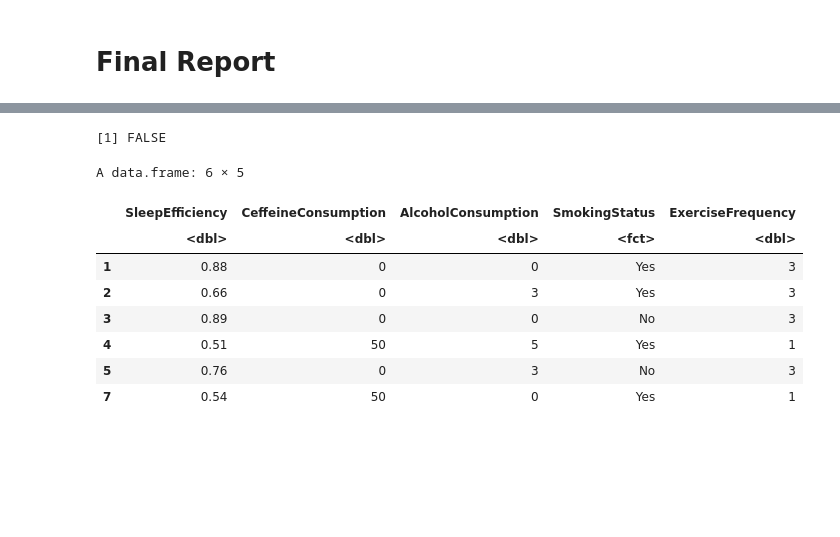
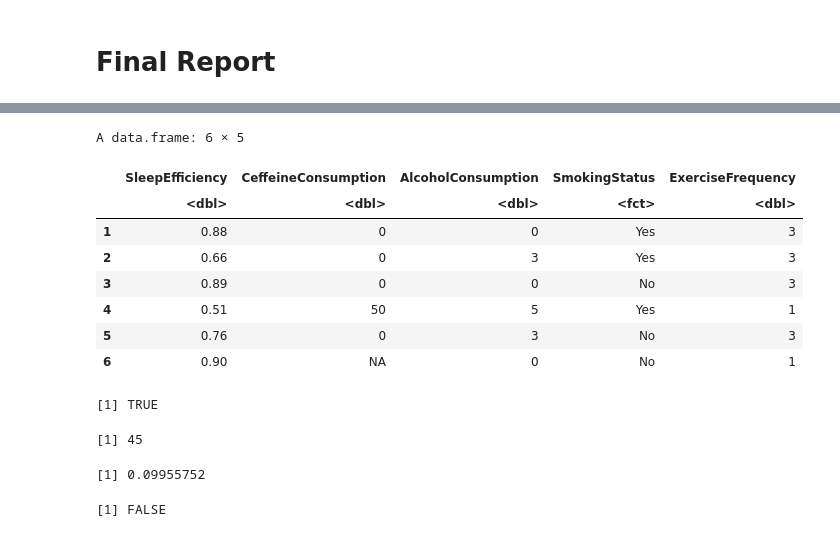
Before and after one commit to Wills-Hao/Sleep-Efficiency-Factors-R, a Jupyter notebook: Final Report.ipynb, the cells around one changed output, grey strips where cells are left out. Saved outputs shown, nothing was run; the diff lists cells and outputs as text; code cells hidden in the pictures; blank space fills up the shorter version.

```diff
--- a/Final Report.ipynb
+++ b/Final Report.ipynb
@@ -30,26 +39,47 @@ A data.frame: 6 × 15
 | 5 | 5 | 57 | Male | 2021-03-13 01:00:00 | 2021-03-13 09:00:00 | 8.0 | 0.76 | ... |
 | 6 | 6 | 36 | Female | 2021-07-01 21:00:00 | 2021-07-01 04:30:00 | 7.5 | 0.90 | ... |
 # %%
-clean_data <- na.omit(sleep_data)
-anyNA(clean_data)
-clean_data <- clean_data %>%
+clean_data <- sleep_data %>%
               mutate(SleepEfficiency = Sleep.efficiency,
                      CeffeineConsumption = Caffeine.consumption,
                      AlcoholConsumption = Alcohol.consumption,
                      SmokingStatus = Smoking.status,
                      ExerciseFrequency = Exercise.frequency) %>%
               select(SleepEfficiency,CeffeineConsumption,AlcoholConsumption,SmokingStatus,ExerciseFrequency) %>%
               mutate(SmokingStatus= as.factor(SmokingStatus))
 
 head(clean_data)
 # %% [output]
-[1] FALSE
+A data.frame: 6 × 5
-A data.frame: 6 × 5
 |  | SleepEfficiency | CeffeineConsumption | AlcoholConsumption | SmokingStatus | ExerciseFrequency |
 |  | <dbl> | <dbl> | <dbl> | <fct> | <dbl> |
 | 1 | 0.88 | 0 | 0 | Yes | 3 |
 | 2 | 0.66 | 0 | 3 | Yes | 3 |
 | 3 | 0.89 | 0 | 0 | No | 3 |
 | 4 | 0.51 | 50 | 5 | Yes | 1 |
 | 5 | 0.76 | 0 | 3 | No | 3 |
-| 7 | 0.54 | 50 | 0 | Yes | 1 |
+| 6 | 0.90 | NA | 0 | No | 1 |
+# %%
+anyNA(clean_data)
+sum(is.na(clean_data))
+sum(is.na(clean_data))/nrow(clean_data)
+# %% [output]
+[1] TRUE
+[1] 45
+[1] 0.09955752
+# %%
+# Replace missing values with mean value for CeffeineConsumption
+caffeine_mean <- mean(clean_data$CeffeineConsumption, na.rm = TRUE)
+clean_data$CeffeineConsumption[is.na(clean_data$CeffeineConsumption)] <- caffeine_mean
+
+# Replace missing values with mean value for AlcoholConsumption
+alcohol_mean <- mean(clean_data$AlcoholConsumption, na.rm = TRUE)
+clean_data$AlcoholConsumption[is.na(clean_data$AlcoholConsumption)] <- alcohol_mean
+
+# Replace missing values with mean value for ExerciseFrequency
+exercise_mean <- mean(clean_data$ExerciseFrequency, na.rm = TRUE)
+clean_data$ExerciseFrequency[is.na(clean_data$ExerciseFrequency)] <- exercise_mean
+
+anyNA(clean_data)
+# %% [output]
+[1] FALSE
```
Also changed, not shown: parts of 14 cells of this notebook.
